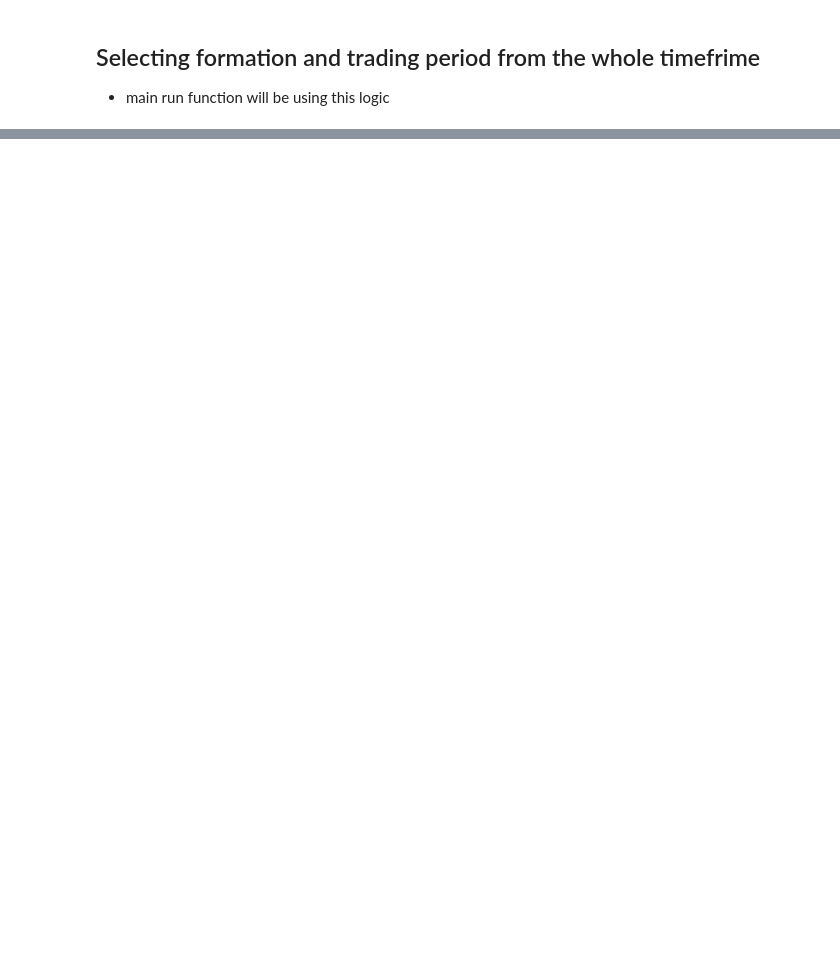
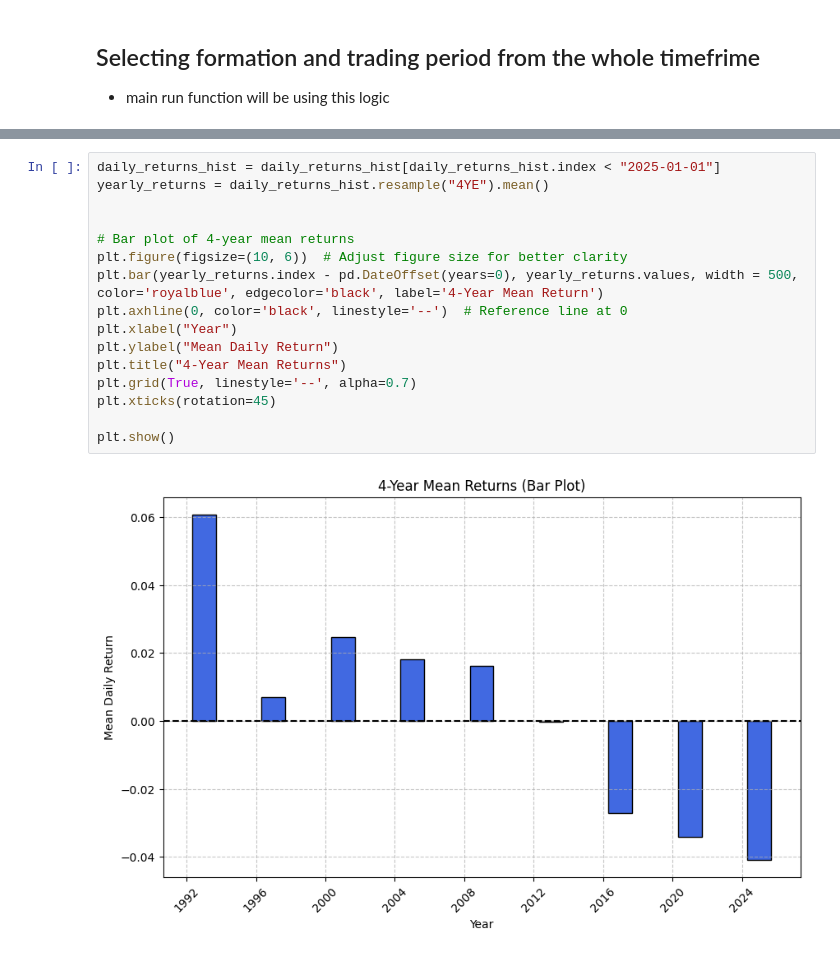
Before and after one commit to J4KU81409/master_thesis, a Jupyter notebook: run_cointegration_hossein.ipynb, the cells around one changed output, grey strips where cells are left out. Drawn from its saved outputs; the diff is of its cells as text; blank space fills up the shorter version.

```diff
--- a/run_cointegration_hossein.ipynb
+++ b/run_cointegration_hossein.ipynb
@@ -332,0 +335,18 @@ plt.legend()
+# %%
+daily_returns_hist = daily_returns_hist[daily_returns_hist.index < "2025-01-01"]
+yearly_returns = daily_returns_hist.resample("4YE").mean()
+
+
+# Bar plot of 4-year mean returns
+plt.figure(figsize=(10, 6))  # Adjust figure size for better clarity
+plt.bar(yearly_returns.index - pd.DateOffset(years=0), yearly_returns.values, width = 500, color='royalblue', edgecolor='black', label='4-Year Mean Return')
+plt.axhline(0, color='black', linestyle='--')  # Reference line at 0
+plt.xlabel("Year")
+plt.ylabel("Mean Daily Return")
+plt.title("4-Year Mean Returns")
+plt.grid(True, linestyle='--', alpha=0.7)
+plt.xticks(rotation=45)
+
+plt.show()
+# %% [output]
+[figure, added]
```
Also changed, not shown: parts of 4 cells of this notebook, 3 other files.
